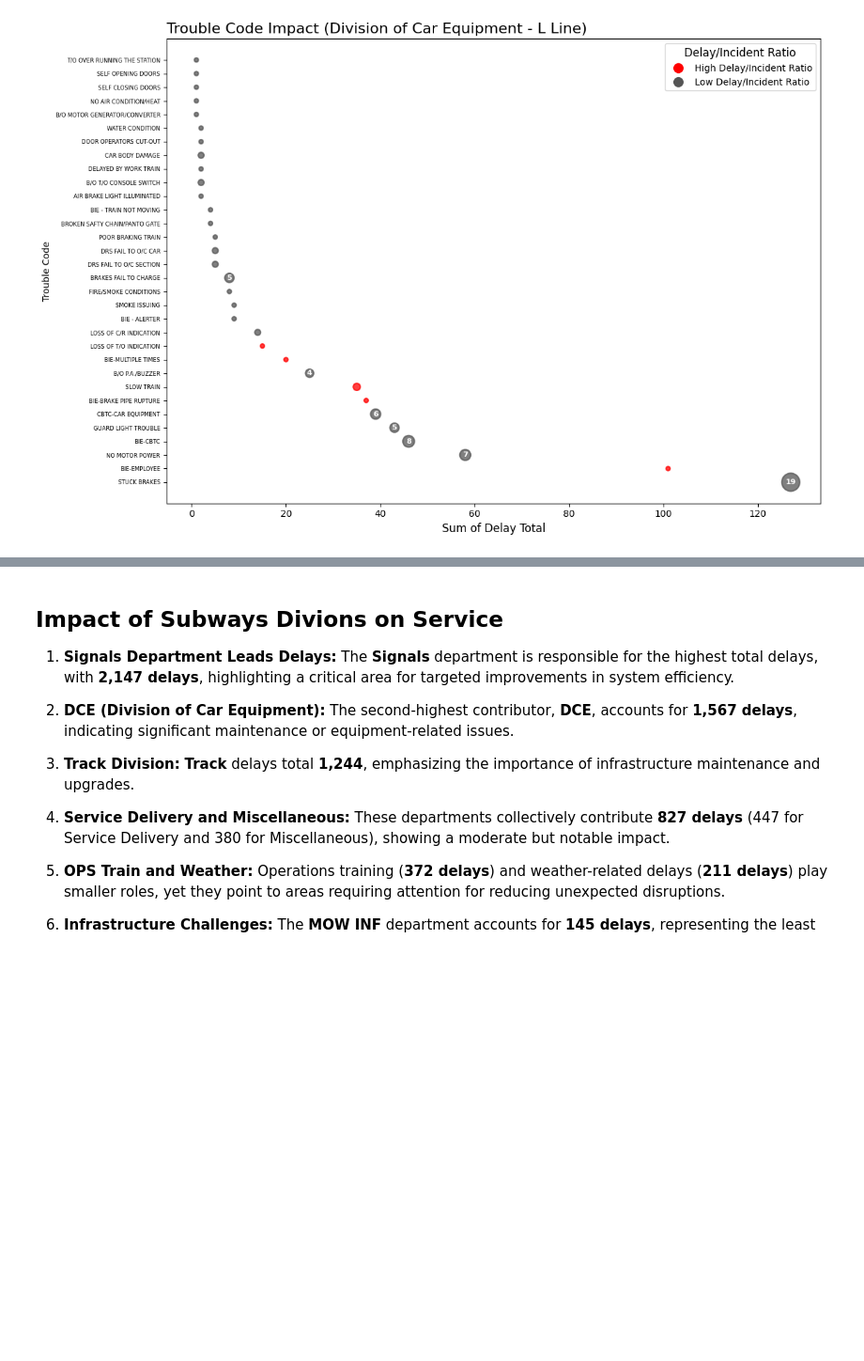
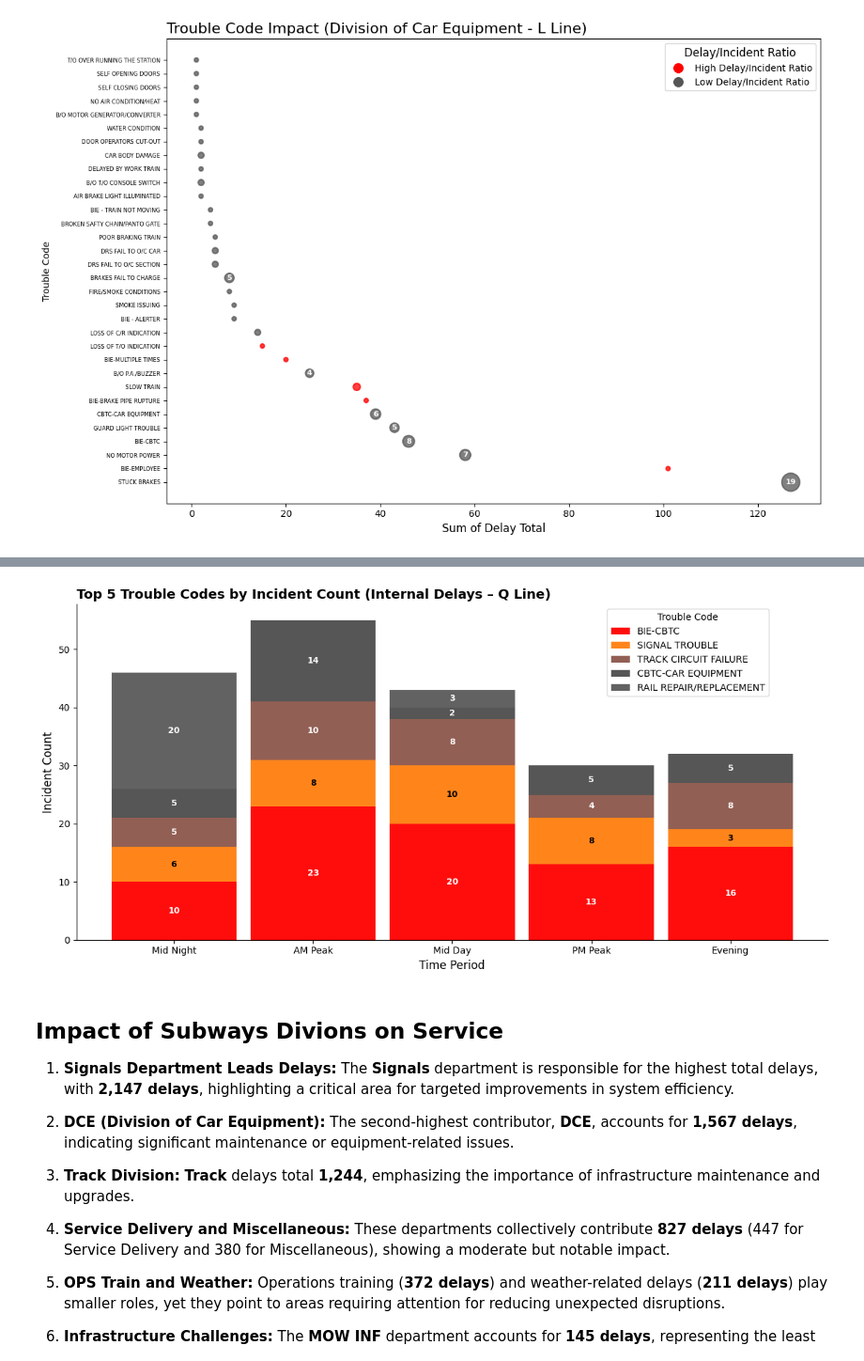
Before and after one commit to hawa1983/SD, a Jupyter notebook: 2024_L_Line_Review.ipynb, the cells around one changed output, grey strips where cells are left out. Shown at 94% size. Saved outputs shown, nothing was run; the diff lists cells and outputs as text; code cells hidden in the pictures; blank space fills up the shorter version.

```diff
--- a/2024_L_Line_Review.ipynb
+++ b/2024_L_Line_Review.ipynb
@@ -1148,10 +1048,6 @@ plt.show()
 import pandas as pd
 import matplotlib.pyplot as plt
 import matplotlib.colors as mcolors
-
-# Load the dataset
-file_path = 'Q_Incident_List.csv'
-data = pd.read_csv(file_path)
 
 # Convert 'Incident Time' to datetime
 data['Incident Time'] = pd.to_datetime(data['Incident Time'], errors='coerce')
@@ -1178,7 +1074,7 @@ data['Period'] = data['FractionalHour'].apply(assign_period)
 # Filter data
 filtered_data = data[
     (data['Delay Type'] == 'Internal') &
-    (data['Line'] == 'Q') &
+    (data['Line'] == train_line) &
     (data['Schedule Rollup'] == 'Weekday')
 ]
 
@@ -1194,33 +1090,35 @@ ordered_periods = ['Mid Night', 'AM Peak', 'Mid Day', 'PM Peak', 'Evening']
 grouped = grouped.reindex(ordered_periods)
 
 # Define custom color palette (based on your image)
 custom_colors = ['#ff0000', '#ff7f0e', '#8c564b', '#4d4d4d', '#595959']
 
 # Plot
 fig, ax = plt.subplots(figsize=(12, 6))
 grouped.plot(kind='bar', stacked=True, color=custom_colors, width=0.9, alpha=0.95, ax=ax)
 
 # Annotate bar segments
 for bar in ax.patches:
     height = bar.get_height()
     if height > 0:
         x = bar.get_x() + bar.get_width() / 2
         y = bar.get_y() + height / 2
         r, g, b, _ = mcolors.to_rgba(bar.get_facecolor())
         brightness = r * 0.299 + g * 0.587 + b * 0.114
         text_color = 'white' if brightness < 0.5 else 'black'
         ax.text(x, y, int(height), ha='center', va='center', fontsize=9, color=text_color, fontweight='bold')
 
 # Title and Labels
 ax.set_title("Top 5 Trouble Codes by Incident Count (Internal Delays – Q Line)", fontsize=14, fontweight='bold', loc='left')
 plt.xlabel('Time Period', fontsize=12)
 plt.ylabel('Incident Count', fontsize=12)
 plt.xticks(rotation=0, fontsize=10)
 plt.legend(title='Trouble Code', bbox_to_anchor=(0.7, 1), loc='upper left', fontsize=10)
 ax.spines['top'].set_visible(False)
 ax.spines['right'].set_visible(False)
 plt.tight_layout()
 plt.show()
+# %% [output]
+[figure, added]
 # %%
 import pandas as pd
 import matplotlib.pyplot as plt
```
Also changed, not shown: parts of 5 cells of this notebook.
